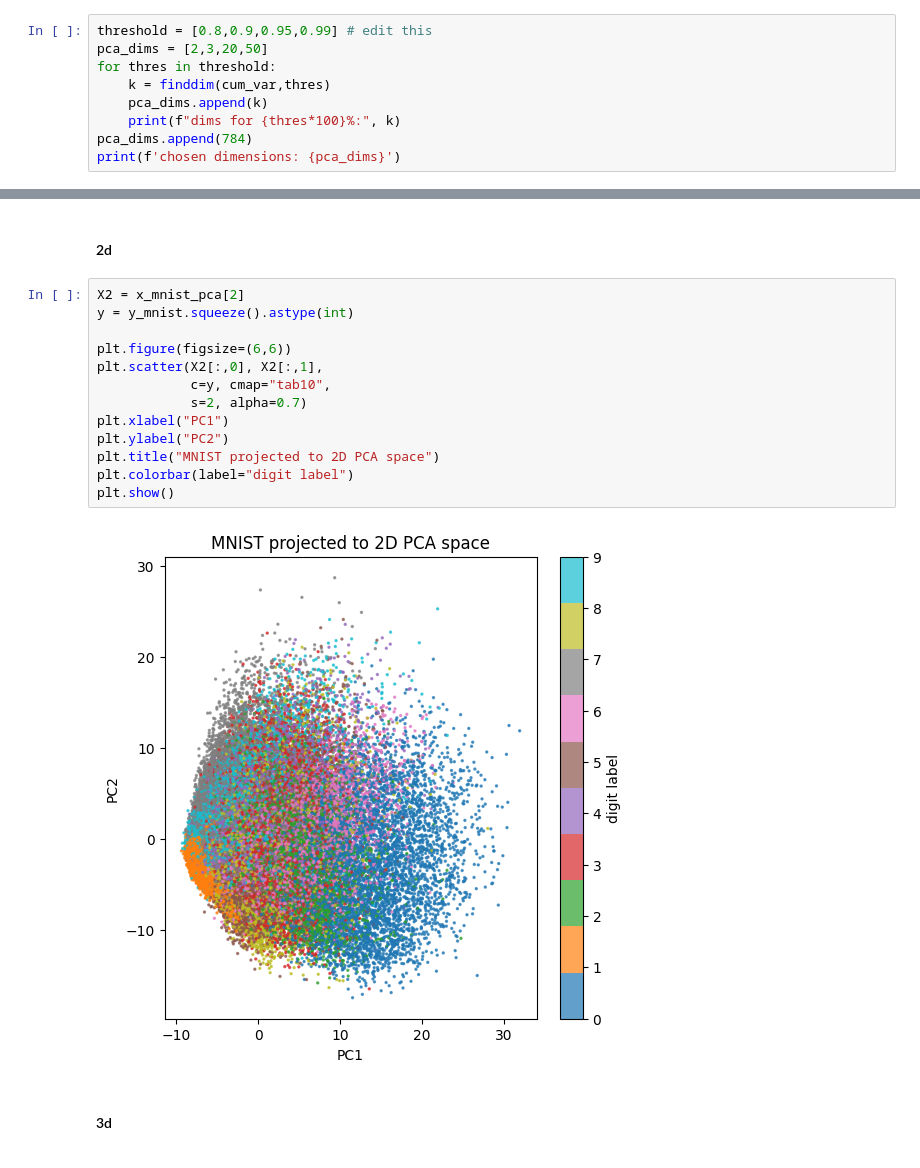
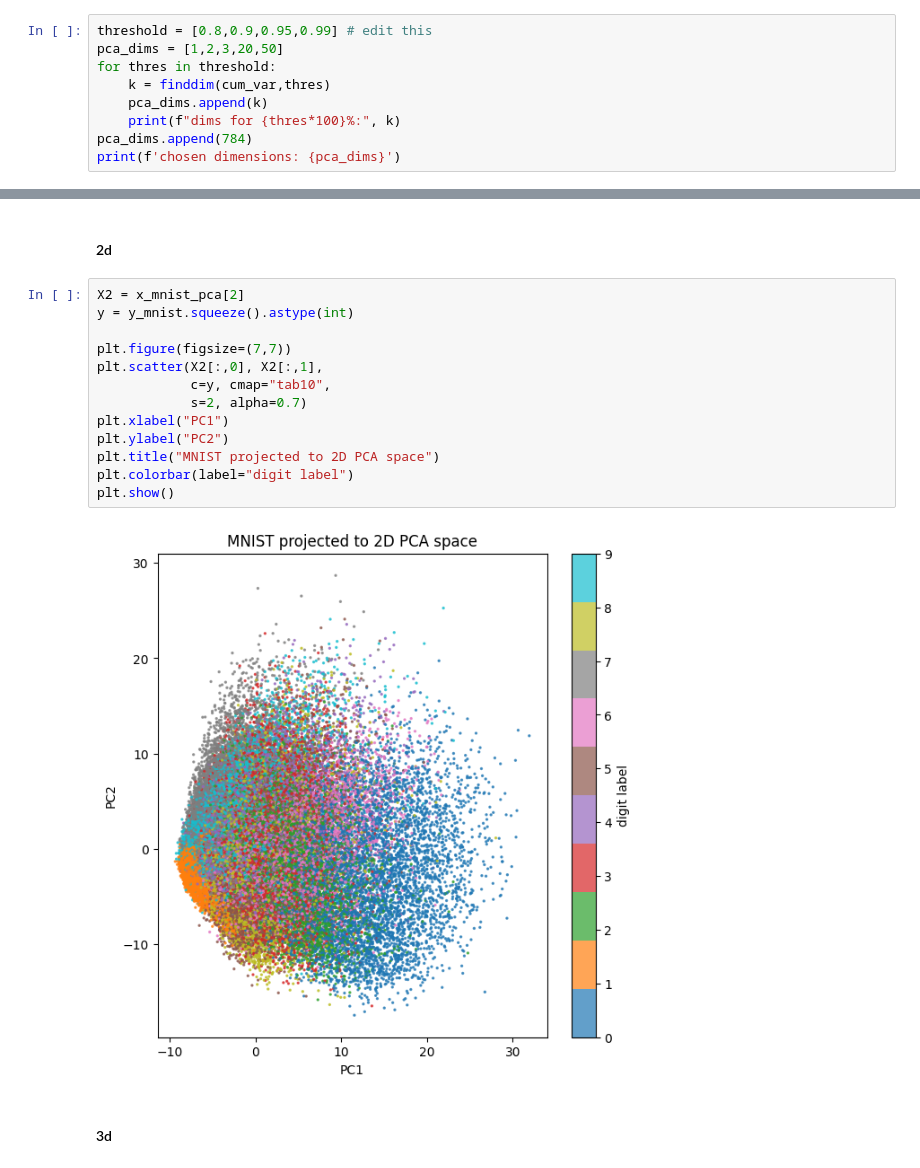
Before and after one commit to Pokemongle/ubc_ml, a Jupyter notebook: project/project.ipynb, the cells around one changed output, grey strips where cells are left out. Cells and saved outputs as stored; diff of their text form.

```diff
--- a/project/project.ipynb
+++ b/project/project.ipynb
@@ -139,7 +246,7 @@ plt.show()
 ### Choose PCA dimensions
 # %%
 threshold = [0.8,0.9,0.95,0.99] # edit this
-pca_dims = [2,3,20,50]
+pca_dims = [1,2,3,20,50]
 for thres in threshold:
     k = finddim(cum_var,thres)
     pca_dims.append(k)
@@ -180,18 +288,18 @@ PCA dim=784: shape=(70000, 784)
 # %%
 X2 = x_mnist_pca[2]
 y = y_mnist.squeeze().astype(int)
 
-plt.figure(figsize=(6,6))
+plt.figure(figsize=(7,7))
 plt.scatter(X2[:,0], X2[:,1],
             c=y, cmap="tab10",
             s=2, alpha=0.7)
 plt.xlabel("PC1")
 plt.ylabel("PC2")
 plt.title("MNIST projected to 2D PCA space")
 plt.colorbar(label="digit label")
 plt.show()
 # %% [output]
-[figure, old version]
+[figure, new version]
 # %% [markdown]
 #### 3d
 # %%
```
Also changed, not shown: parts of 50 cells of this notebook, 15 other files.
